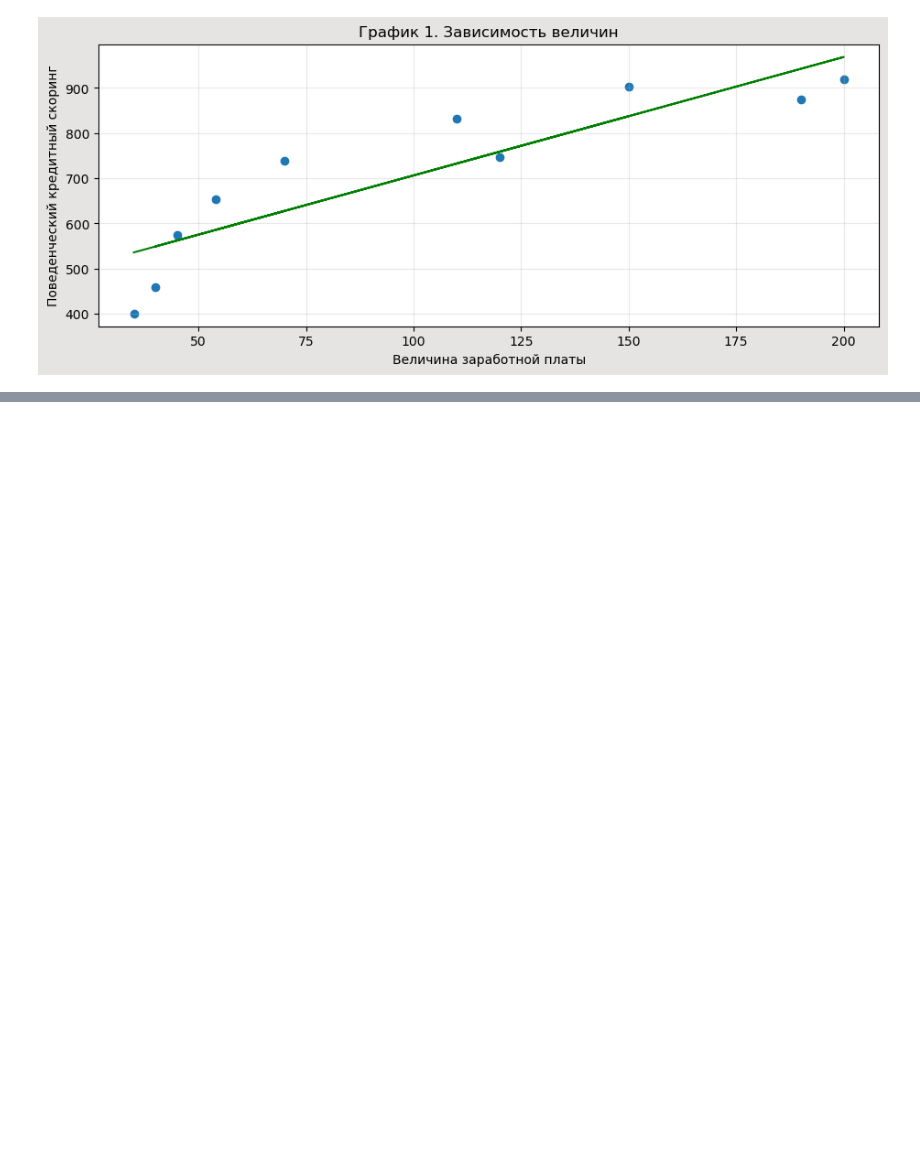
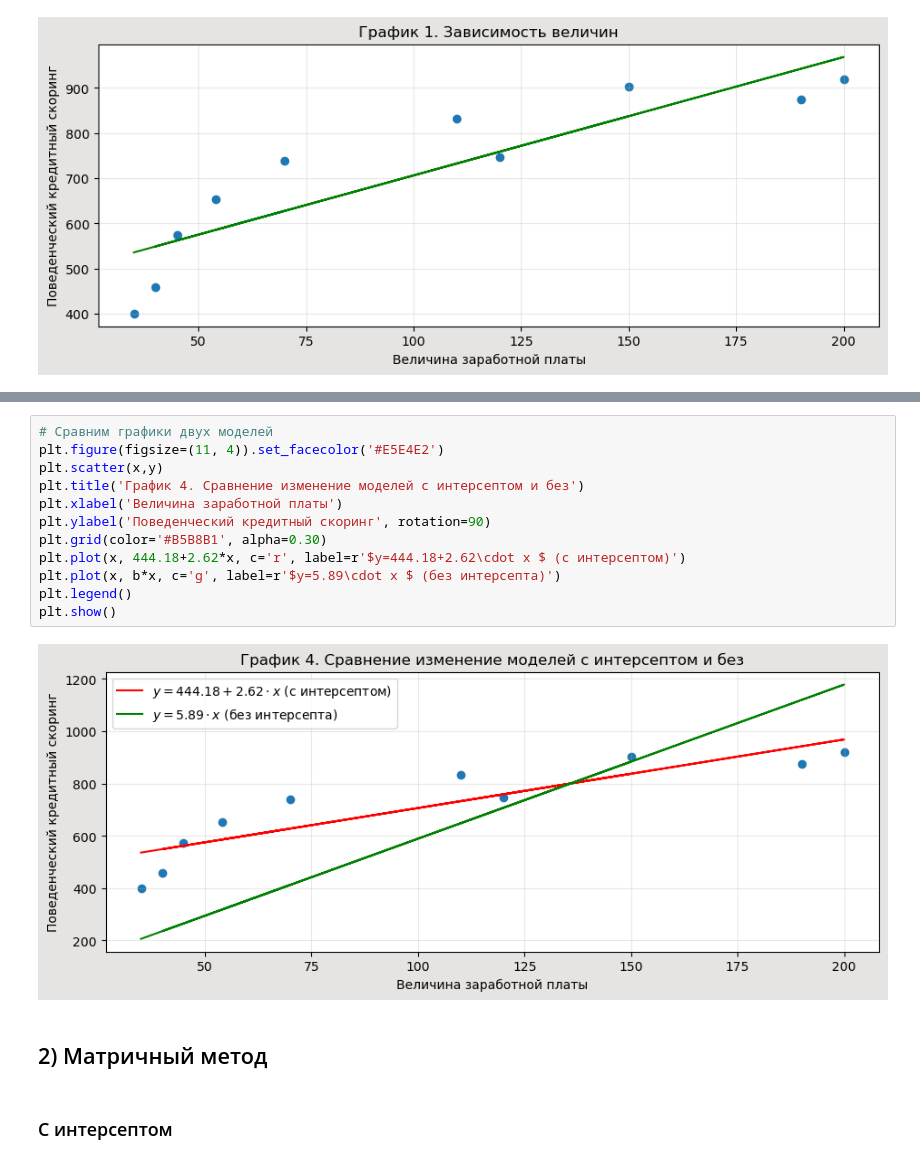
Before and after one commit to ASN-RF/Probability-theory_DZ, a Jupyter notebook: DZ_Sem_9.ipynb, the cells around one changed output, grey strips where cells are left out. Drawn from its saved outputs; the diff is of its cells as text; blank space fills up the shorter version.

```diff
--- a/DZ_Sem_9.ipynb
+++ b/DZ_Sem_9.ipynb
@@ -77,0 +135,18 @@ y = np.array([401, 574, 874, 919, 459, 739, 653, 902, 746, 832])
+# %%
+# Сравним графики двух моделей
+plt.figure(figsize=(11, 4)).set_facecolor('#E5E4E2')
+plt.scatter(x,y)
+plt.title('График 4. Сравнение изменение моделей с интерсептом и без')
+plt.xlabel('Величина заработной платы')
+plt.ylabel('Поведенческий кредитный скоринг', rotation=90)
+plt.grid(color='#B5B8B1', alpha=0.30)
+plt.plot(x, 444.18+2.62*x, c='r', label=r'$y=444.18+2.62\cdot x $ (с интерсептом)')
+plt.plot(x, b*x, c='g', label=r'$y=5.89\cdot x $ (без интерсепта)')
+plt.legend()
+plt.show()
+# %% [output]
+[figure, added]
+# %% [markdown]
+## 2) Матричный метод
+# %% [markdown]
+### С интерсептом
```
Also changed, not shown: parts of 33 cells of this notebook.
